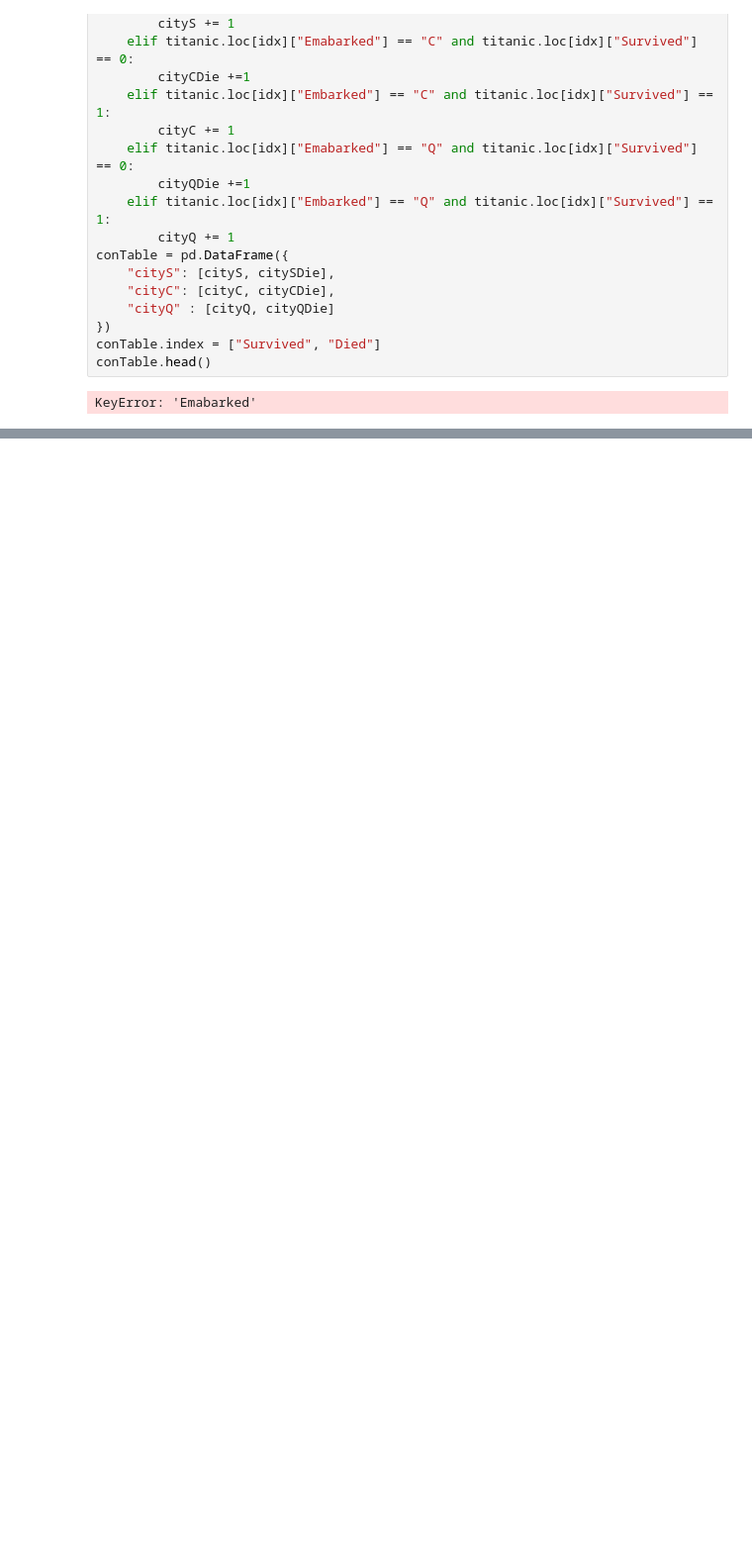
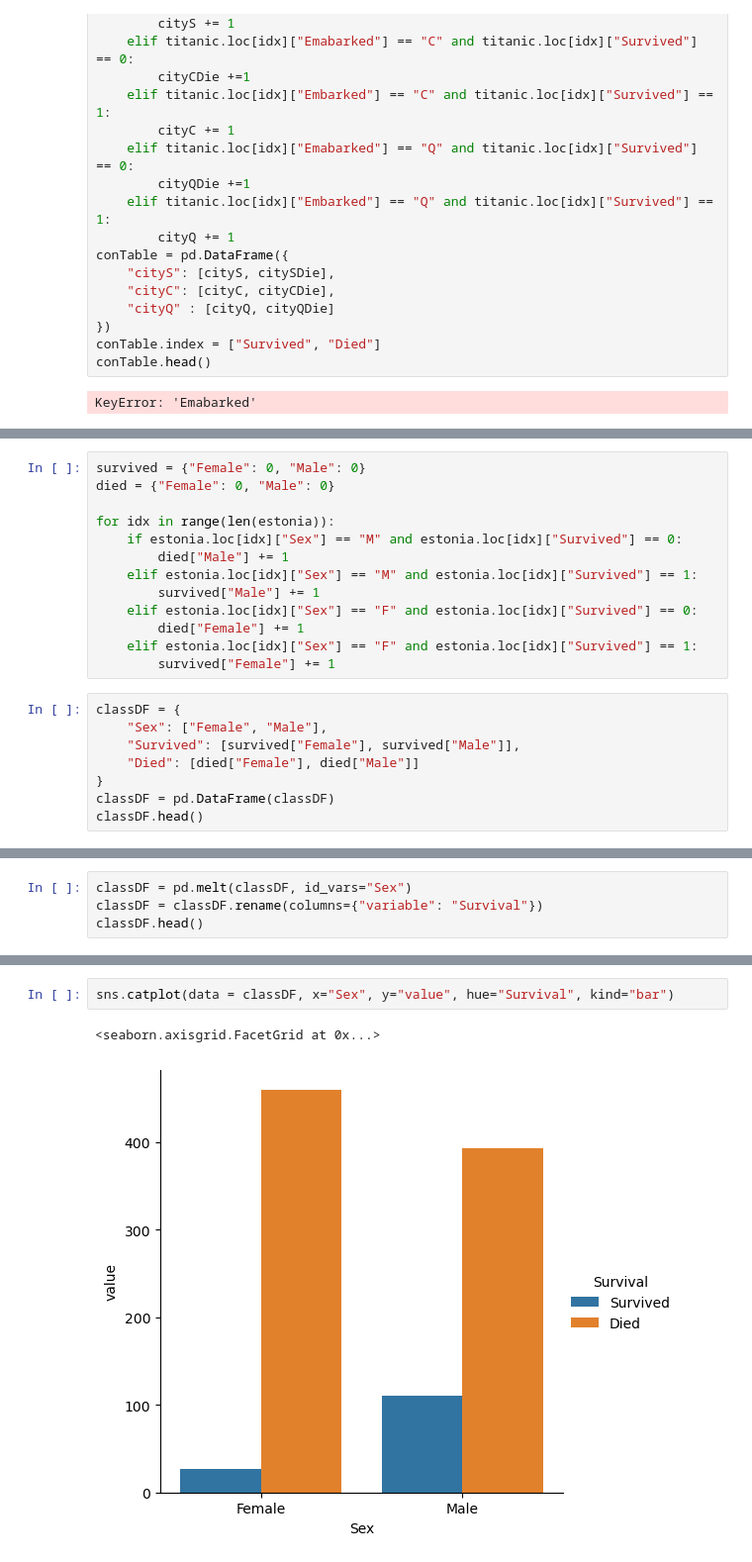
Before and after one commit to Rain0rShine/Artificial-Intelligence, a Jupyter notebook: Semester 1/Titanic/Titanic.ipynb, the cells around one changed output, grey strips where cells are left out. Shown at 99% size. Drawn from its saved outputs; the diff is of its cells as text; blank space fills up the shorter version.

```diff
--- a/Semester 1/Titanic/Titanic.ipynb
+++ b/Semester 1/Titanic/Titanic.ipynb
@@ -404,0 +386,21 @@ KeyError: 'M'
+# %%
+survived = {"Female": 0, "Male": 0}
+died = {"Female": 0, "Male": 0}
+
+for idx in range(len(estonia)):
+    if estonia.loc[idx]["Sex"] == "M" and estonia.loc[idx]["Survived"] == 0:
+        died["Male"] += 1
+    elif estonia.loc[idx]["Sex"] == "M" and estonia.loc[idx]["Survived"] == 1:
+        survived["Male"] += 1
+    elif estonia.loc[idx]["Sex"] == "F" and estonia.loc[idx]["Survived"] == 0:
+        died["Female"] += 1
+    elif estonia.loc[idx]["Sex"] == "F" and estonia.loc[idx]["Survived"] == 1:
+        survived["Female"] += 1
+# %%
+classDF = {
+    "Sex": ["Female", "Male"],
+    "Survived": [survived["Female"], survived["Male"]],
+    "Died": [died["Female"], died["Male"]]
+}
+classDF = pd.DataFrame(classDF)
+classDF.head()
@@ -404,0 +411,4 @@ KeyError: 'M'
+# %%
+classDF = pd.melt(classDF, id_vars="Sex")
+classDF = classDF.rename(columns={"variable": "Survival"})
+classDF.head()
@@ -404,0 +421,5 @@ KeyError: 'M'
+# %%
+sns.catplot(data = classDF, x="Sex", y="value", hue="Survival", kind="bar")
+# %% [output]
+<seaborn.axisgrid.FacetGrid at 0x...>
+[figure, added]
```
Also changed, not shown: parts of 17 cells of this notebook, 2 other files.
